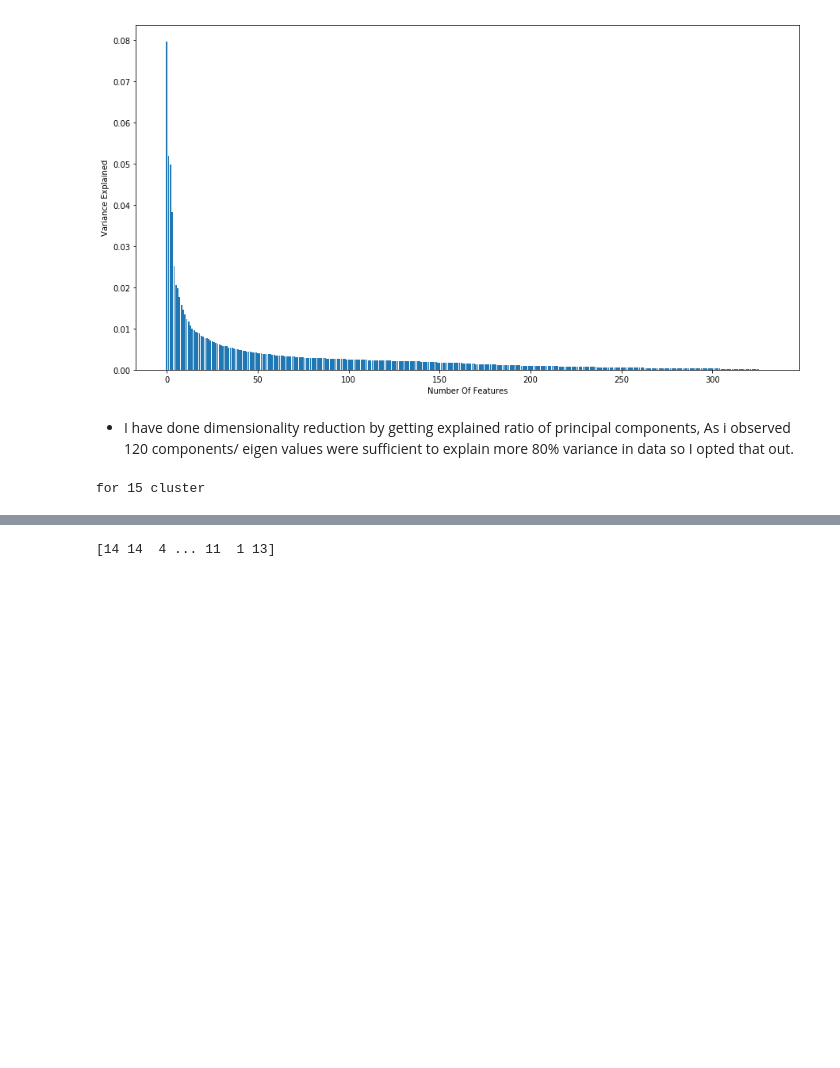
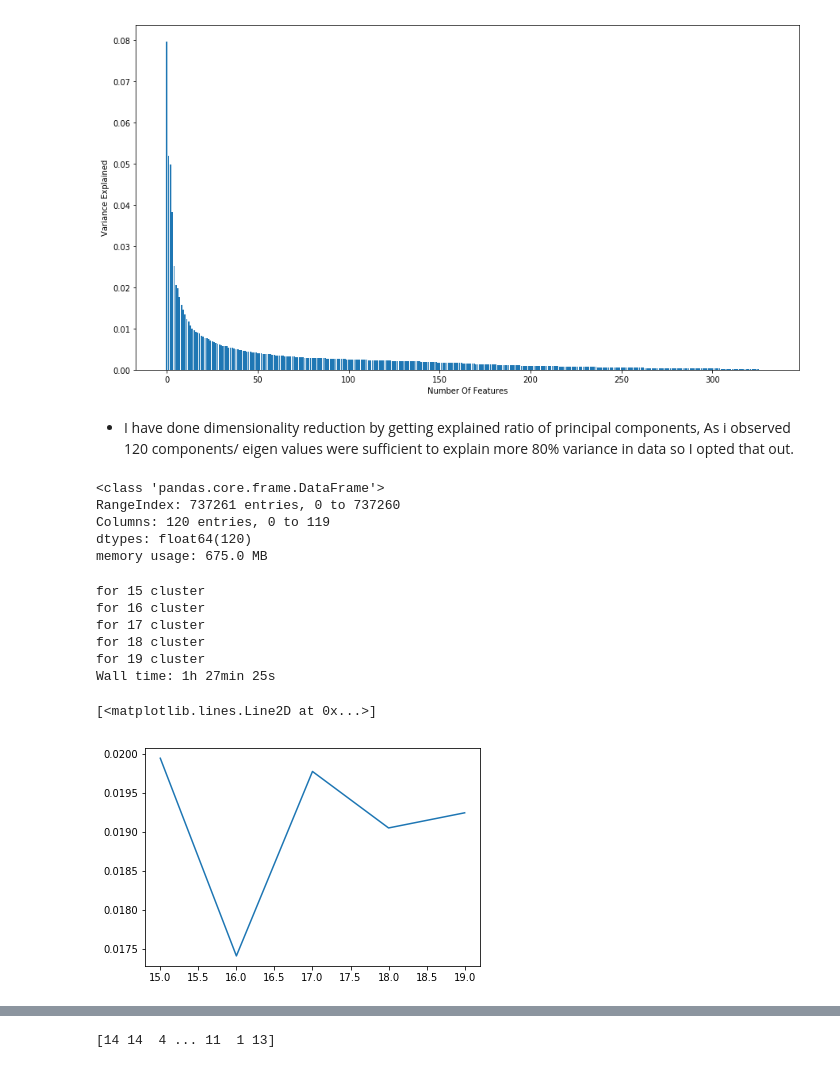
Before and after one commit to xueweiyema/ArvatoProject, a Jupyter notebook: Arvato Project Workbook.ipynb, the cells around one changed output, grey strips where cells are left out. Drawn from its saved outputs; the diff is of its cells as text; code cells hidden in the pictures; blank space fills up the shorter version.

```diff
--- a/Arvato Project Workbook.ipynb
+++ b/Arvato Project Workbook.ipynb
@@ -1104,6 +1104,16 @@ principalComponents_updated = pca.fit_transform(my_azdias_df)
 first_comp=pca.components_[0]
 first_comp_sorted=sorted(first_comp,reverse=True)
 first_comp_index=sorted(range(len(first_comp)), key=lambda k: first_comp[k])
+# %%
+principalComponents_updated_df = pd.DataFrame(data=principalComponents_updated)
+# %%
+principalComponents_updated_df.info()
+# %% [output]
+<class 'pandas.core.frame.DataFrame'>
+RangeIndex: 737261 entries, 0 to 737260
+Columns: 120 entries, 0 to 119
+dtypes: float64(120)
+memory usage: 675.0 MB
 # %%
 %%time
 
@@ -1113,9 +1123,20 @@ PCA_kmeans_score=[]
 for i in range(15,20):
     print("for "+str(i)+" cluster")
     PCA_k_list.append(i)
-    PCA_kmeans_score.append(k_score(i,10000,principalComponents_updated))
+    PCA_kmeans_score.append(k_score(i,10000,principalComponents_updated_df))
 # %% [output]
 for 15 cluster
+for 16 cluster
+for 17 cluster
+for 18 cluster
+for 19 cluster
+Wall time: 1h 27min 25s
+# %%
+# find out the best number cluster with PCA
+plt.plot(PCA_k_list,PCA_kmeans_score)
+# %% [output]
+[<matplotlib.lines.Line2D at 0x...>]
+[figure, added]
 # %%
 cols_sorted=my_azdias_df.columns[first_comp_index]
 positive_index=first_comp_index[:10]
```
Also changed, not shown: parts of 4 cells of this notebook.
